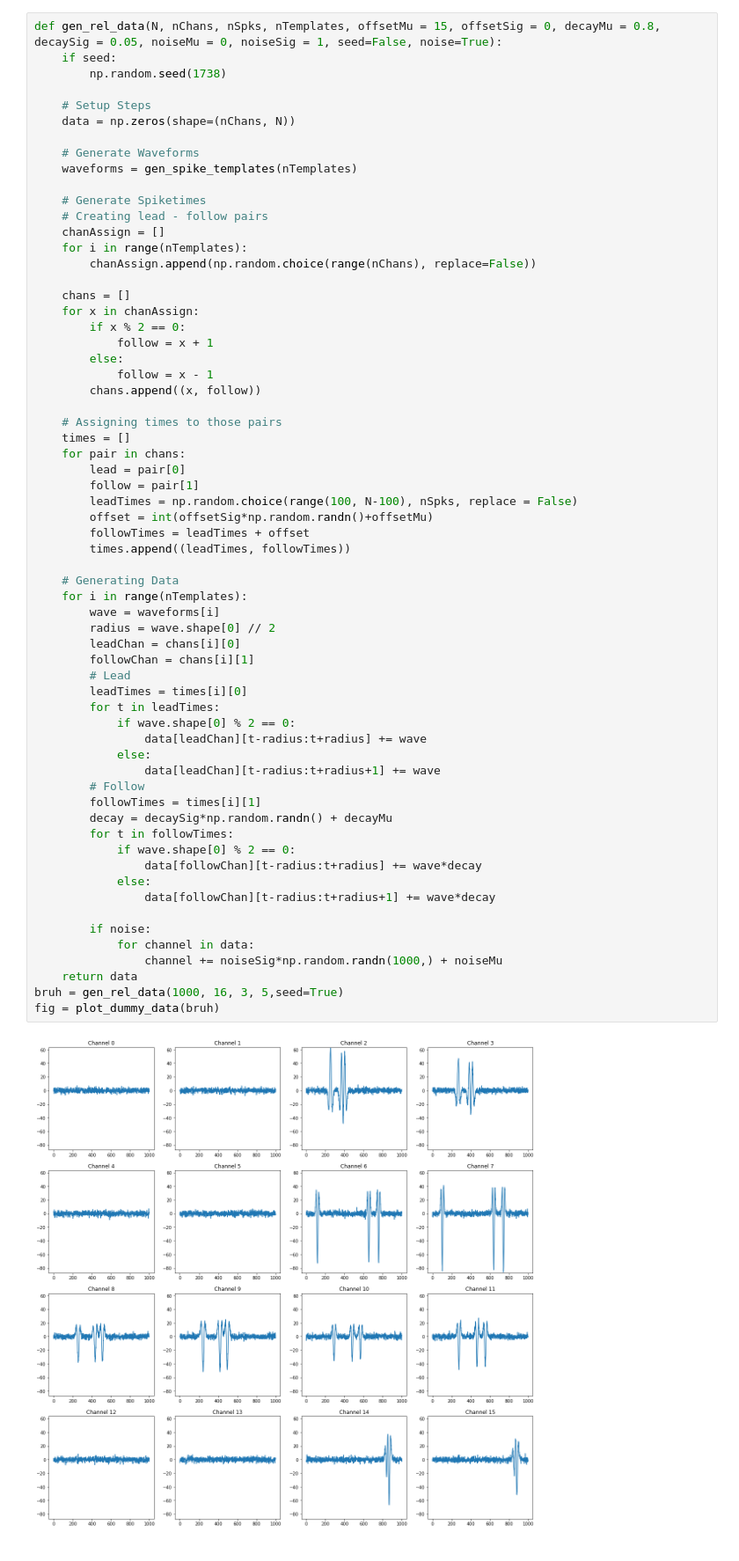
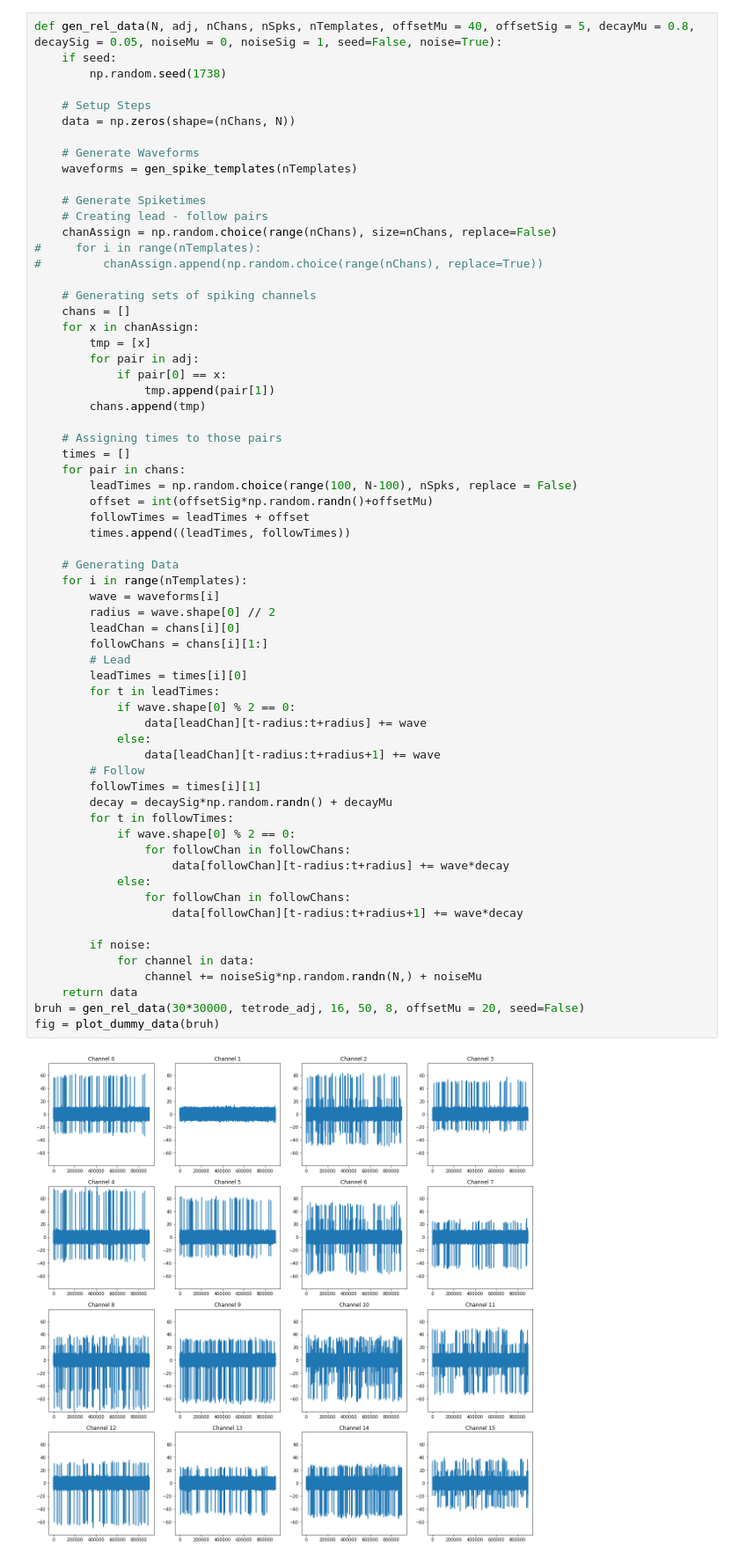
Before and after one commit to samirchowd/floodfill, a Jupyter notebook: rewrite/develop.ipynb, the cells around one changed output. Shown at 88% size. Drawn from its saved outputs; the diff is of its cells as text.

```diff
--- a/rewrite/develop.ipynb
+++ b/rewrite/develop.ipynb
@@ -183,7 +221,7 @@ return data, spk times
 """
 print('')
 # %%
-def gen_rel_data(N, nChans, nSpks, nTemplates, offsetMu = 15, offsetSig = 0, decayMu = 0.8, decaySig = 0.05, noiseMu = 0, noiseSig = 1, seed=False, noise=True):
+def gen_rel_data(N, adj, nChans, nSpks, nTemplates, offsetMu = 40, offsetSig = 5, decayMu = 0.8, decaySig = 0.05, noiseMu = 0, noiseSig = 1, seed=False, noise=True):
     if seed:
         np.random.seed(1738)
 
@@ -195,58 +233,59 @@ def gen_rel_data(N, nChans, nSpks, nTemplates, offsetMu = 15, offsetSig = 0, dec
 
     # Generate Spiketimes
     # Creating lead - follow pairs
-    chanAssign = []
-    for i in range(nTemplates):
-        chanAssign.append(np.random.choice(range(nChans), replace=False))
+    chanAssign = np.random.choice(range(nChans), size=nChans, replace=False)
+#     for i in range(nTemplates):
+#         chanAssign.append(np.random.choice(range(nChans), replace=True))
 
+    # Generating sets of spiking channels
     chans = []
     for x in chanAssign:
-        if x % 2 == 0:
-            follow = x + 1
-        else:
-            follow = x - 1
-        chans.append((x, follow))
+        tmp = [x]
+        for pair in adj:
+            if pair[0] == x:
+                tmp.append(pair[1])
+        chans.append(tmp)
 
     # Assigning times to those pairs
     times = []
     for pair in chans:
-        lead = pair[0]
-        follow = pair[1]
         leadTimes = np.random.choice(range(100, N-100), nSpks, replace = False)
         offset = int(offsetSig*np.random.randn()+offsetMu)
         followTimes = leadTimes + offset
         times.append((leadTimes, followTimes))
 
     # Generating Data
     for i in range(nTemplates):
         wave = waveforms[i]
         radius = wave.shape[0] // 2
         leadChan = chans[i][0]
-        followChan = chans[i][1]
+        followChans = chans[i][1:]
         # Lead
         leadTimes = times[i][0]
         for t in leadTimes:
             if wave.shape[0] % 2 == 0:
                 data[leadChan][t-radius:t+radius] += wave
             else:
                 data[leadChan][t-radius:t+radius+1] += wave
         # Follow
         followTimes = times[i][1]
         decay = decaySig*np.random.randn() + decayMu
         for t in followTimes:
             if wave.shape[0] % 2 == 0:
-                data[followChan][t-radius:t+radius] += wave*decay
+                for followChan in followChans:
+                    data[followChan][t-radius:t+radius] += wave*decay
             else:
-                data[followChan][t-radius:t+radius+1] += wave*decay
+                for followChan in followChans:
+                    data[followChan][t-radius:t+radius+1] += wave*decay
 
         if noise:
             for channel in data:
-                channel += noiseSig*np.random.randn(1000,) + noiseMu
+                channel += noiseSig*np.random.randn(N,) + noiseMu
     return data
-bruh = gen_rel_data(1000, 16, 3, 5,seed=True)
+bruh = gen_rel_data(30*30000, tetrode_adj, 16, 50, 8, offsetMu = 20, seed=False)
 fig = plot_dummy_data(bruh)
 # %% [output]
-[figure, old version]
+[figure, new version]
 # %%
 from flood import *
 # offsetMu = [15,20], offsetSig = 0, decayMu = 0.8, decaySig = 0.05, noiseMu = 0, noiseSig = 1
```
Also changed, not shown: parts of 8 cells of this notebook, 1 other file.
